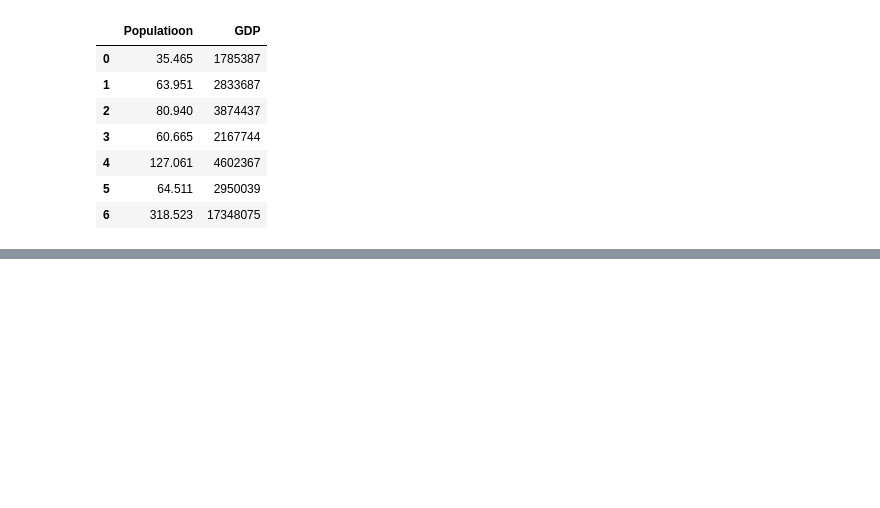
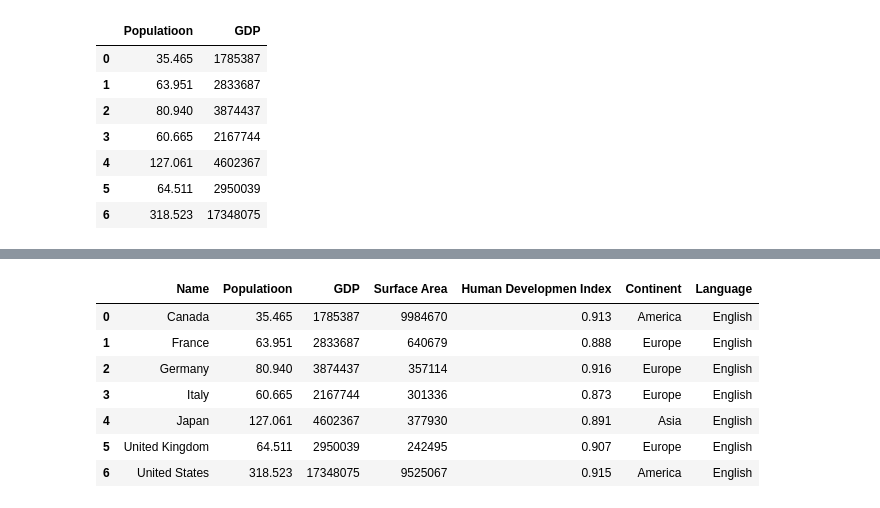
Before and after one commit to HromovAndrey/II_mood_2_laba, a Jupyter notebook: Laba.ipynb, the cells around one changed output, grey strips where cells are left out. Cells and saved outputs as stored; diff of their text form; code cells hidden in the pictures; blank space fills up the shorter version.

```diff
--- a/Laba.ipynb
+++ b/Laba.ipynb
@@ -285,0 +347,16 @@ df[['Populatioon', 'GDP']]
+# %%
+df.rename(
+    columns={
+        'HDI': 'Human Developmen Index',
+        'Anual Popcorn Consumtion' : 'APC'
+    }
+)
+# %% [output]
+|  | Name | Populatioon | GDP | Surface Area | Human Developmen Index | Continent | Language |
+| 0 | Canada | 35.465 | 1785387 | 9984670 | 0.913 | America | English |
+| 1 | France | 63.951 | 2833687 | 640679 | 0.888 | Europe | English |
+| 2 | Germany | 80.940 | 3874437 | 357114 | 0.916 | Europe | English |
+| 3 | Italy | 60.665 | 2167744 | 301336 | 0.873 | Europe | English |
+| 4 | Japan | 127.061 | 4602367 | 377930 | 0.891 | Asia | English |
+| 5 | United Kingdom | 64.511 | 2950039 | 242495 | 0.907 | Europe | English |
+| 6 | United States | 318.523 | 17348075 | 9525067 | 0.915 | America | English |
```
Also changed, not shown: parts of 26 cells of this notebook.
